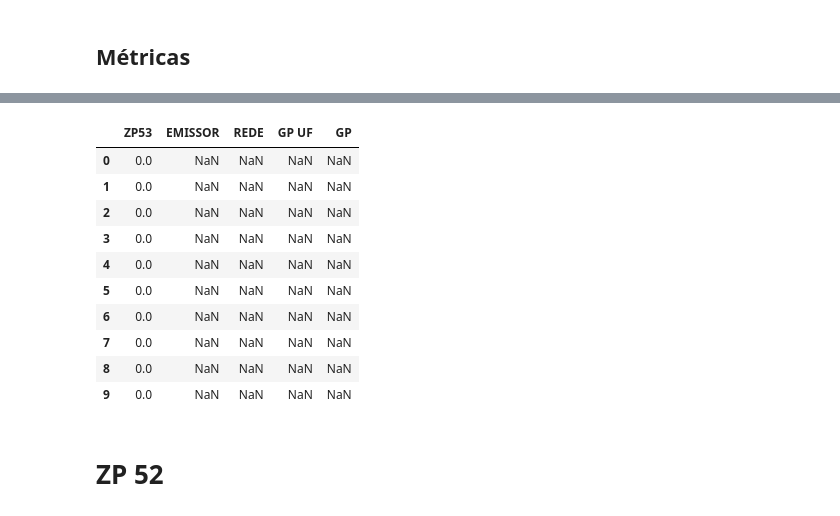
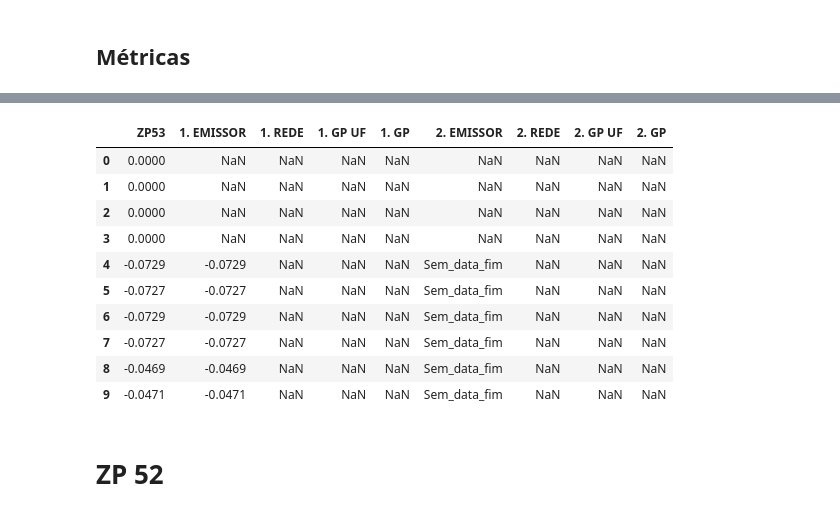
Before and after one commit to mxmluccamars/srm_valoracao, a Jupyter notebook: scripts/main.ipynb, the cells around one changed output, grey strips where cells are left out. Cells and saved outputs as stored; diff of their text form; code cells hidden in the pictures.

```diff
--- a/scripts/main.ipynb
+++ b/scripts/main.ipynb
@@ -577,9 +559,10 @@ Total: 29.15 segundos
 Tempo para salvar Excel: 0.00 segundos
 # %%
 # ZP 53
-tipos_colunas = {'CHAVE' : str, 'Cadastro': float}
+# ZP 53
+tipos_colunas = {'CHAVE' : str, 'Cadastro': float, 'P\'ANO_FIM' : str}
 
-colunas = ['CHAVE', 'Cadastro']
+colunas = ['CHAVE', 'Cadastro', 'P\'ANO_FIM']
 
 df_zp53 = pd.read_excel('../data/Arquivos/ZP53.xlsx',
                         header=1,
@@ -687,17 +650,17 @@ Soma total da coluna GP: 143.3733
 # %%
-df_ciclo_n13[['ZP53', 'EMISSOR', 'REDE', 'GP UF', 'GP']].head(10)
+df_ciclo_n13[['ZP53', '1. EMISSOR', '1. REDE', '1. GP UF', '1. GP', '2. EMISSOR', '2. REDE', '2. GP UF', '2. GP']].head(10)
 # %% [output]
-|  | ZP53 | EMISSOR | REDE | GP UF | GP |
-| 0 | 0.0 | NaN | NaN | NaN | NaN |
-| 1 | 0.0 | NaN | NaN | NaN | NaN |
-| 2 | 0.0 | NaN | NaN | NaN | NaN |
-| 3 | 0.0 | NaN | NaN | NaN | NaN |
-| 4 | 0.0 | NaN | NaN | NaN | NaN |
-| 5 | 0.0 | NaN | NaN | NaN | NaN |
-| 6 | 0.0 | NaN | NaN | NaN | NaN |
-| 7 | 0.0 | NaN | NaN | NaN | NaN |
-| 8 | 0.0 | NaN | NaN | NaN | NaN |
-| 9 | 0.0 | NaN | NaN | NaN | NaN |
+|  | ZP53 | 1. EMISSOR | 1. REDE | 1. GP UF | 1. GP | 2. EMISSOR | 2. REDE | 2. GP UF | 2. GP |
+| 0 | 0.0000 | NaN | NaN | NaN | NaN | NaN | NaN | NaN | NaN |
+| 1 | 0.0000 | NaN | NaN | NaN | NaN | NaN | NaN | NaN | NaN |
+| 2 | 0.0000 | NaN | NaN | NaN | NaN | NaN | NaN | NaN | NaN |
+| 3 | 0.0000 | NaN | NaN | NaN | NaN | NaN | NaN | NaN | NaN |
+| 4 | -0.0729 | -0.0729 | NaN | NaN | NaN | Sem_data_fim | NaN | NaN | NaN |
+| 5 | -0.0727 | -0.0727 | NaN | NaN | NaN | Sem_data_fim | NaN | NaN | NaN |
+| 6 | -0.0729 | -0.0729 | NaN | NaN | NaN | Sem_data_fim | NaN | NaN | NaN |
+| 7 | -0.0727 | -0.0727 | NaN | NaN | NaN | Sem_data_fim | NaN | NaN | NaN |
+| 8 | -0.0469 | -0.0469 | NaN | NaN | NaN | Sem_data_fim | NaN | NaN | NaN |
+| 9 | -0.0471 | -0.0471 | NaN | NaN | NaN | Sem_data_fim | NaN | NaN | NaN |
 # %% [markdown]
 # ZP 52
 # %%
```
Also changed, not shown: parts of 20 cells of this notebook.
